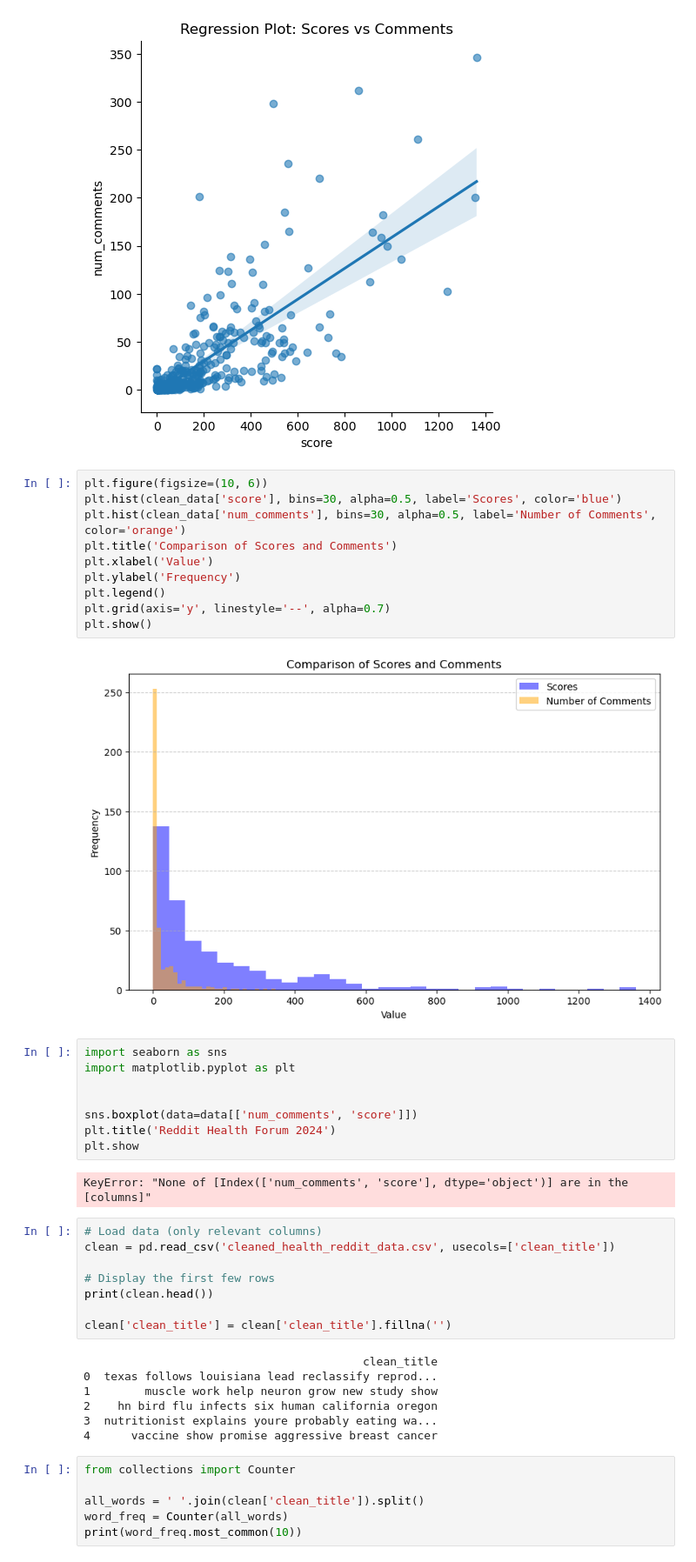
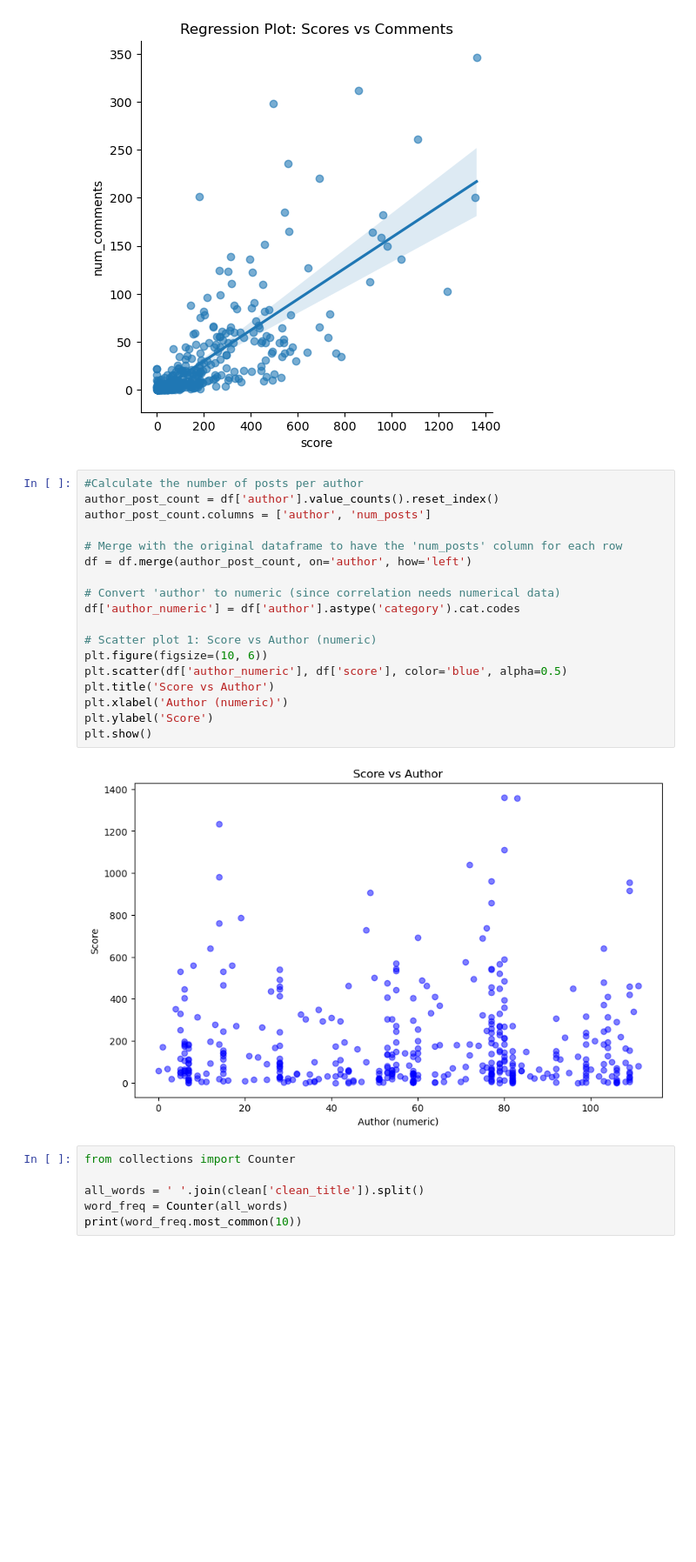
Before and after one commit to Olayemi-cloud/jh24993_EMATM0048---Python-Project, a Jupyter notebook: jh24993_EMATM0048_Q2.ipynb, the cells around one changed output. Shown at 87% size. Cells and saved outputs as stored; diff of their text form; blank space fills up the shorter version.

```diff
--- a/jh24993_EMATM0048_Q2.ipynb
+++ b/jh24993_EMATM0048_Q2.ipynb
@@ -464,43 +499,26 @@ plt.title('Regression Plot: Scores vs Comments')
 plt.show()
 # %% [output]
 [figure]
-# %%
-plt.figure(figsize=(10, 6))
-plt.hist(clean_data['score'], bins=30, alpha=0.5, label='Scores', color='blue')
-plt.hist(clean_data['num_comments'], bins=30, alpha=0.5, label='Number of Comments', color='orange')
-plt.title('Comparison of Scores and Comments')
-plt.xlabel('Value')
-plt.ylabel('Frequency')
-plt.legend()
-plt.grid(axis='y', linestyle='--', alpha=0.7)
-plt.show()
-# %% [output]
-[figure, removed]
-# %%
-import seaborn as sns
-import matplotlib.pyplot as plt
-
-
-sns.boxplot(data=data[['num_comments', 'score']])
-plt.title('Reddit Health Forum 2024')
-plt.show
-# %% [output]
-KeyError: "None of [Index(['num_comments', 'score'], dtype='object')] are in the [columns]"
-# %%
-# Load data (only relevant columns)
-clean = pd.read_csv('cleaned_health_reddit_data.csv', usecols=['clean_title'])
-
-# Display the first few rows
-print(clean.head())
-
-clean['clean_title'] = clean['clean_title'].fillna('')
-# %% [output]
-                                         clean_title
-0  texas follows louisiana lead reclassify reprod...
-1        muscle work help neuron grow new study show
-2    hn bird flu infects six human california oregon
-3  nutritionist explains youre probably eating wa...
-4      vaccine show promise aggressive breast cancer
+# %%
+#Calculate the number of posts per author
+author_post_count = df['author'].value_counts().reset_index()
+author_post_count.columns = ['author', 'num_posts']
+
+# Merge with the original dataframe to have the 'num_posts' column for each row
+df = df.merge(author_post_count, on='author', how='left')
+
+# Convert 'author' to numeric (since correlation needs numerical data)
+df['author_numeric'] = df['author'].astype('category').cat.codes
+
+# Scatter plot 1: Score vs Author (numeric)
+plt.figure(figsize=(10, 6))
+plt.scatter(df['author_numeric'], df['score'], color='blue', alpha=0.5)
+plt.title('Score vs Author')
+plt.xlabel('Author (numeric)')
+plt.ylabel('Score')
+plt.show()
+# %% [output]
+[figure, added]
 # %%
 from collections import Counter
 
```
Also changed, not shown: parts of 45 cells of this notebook.
